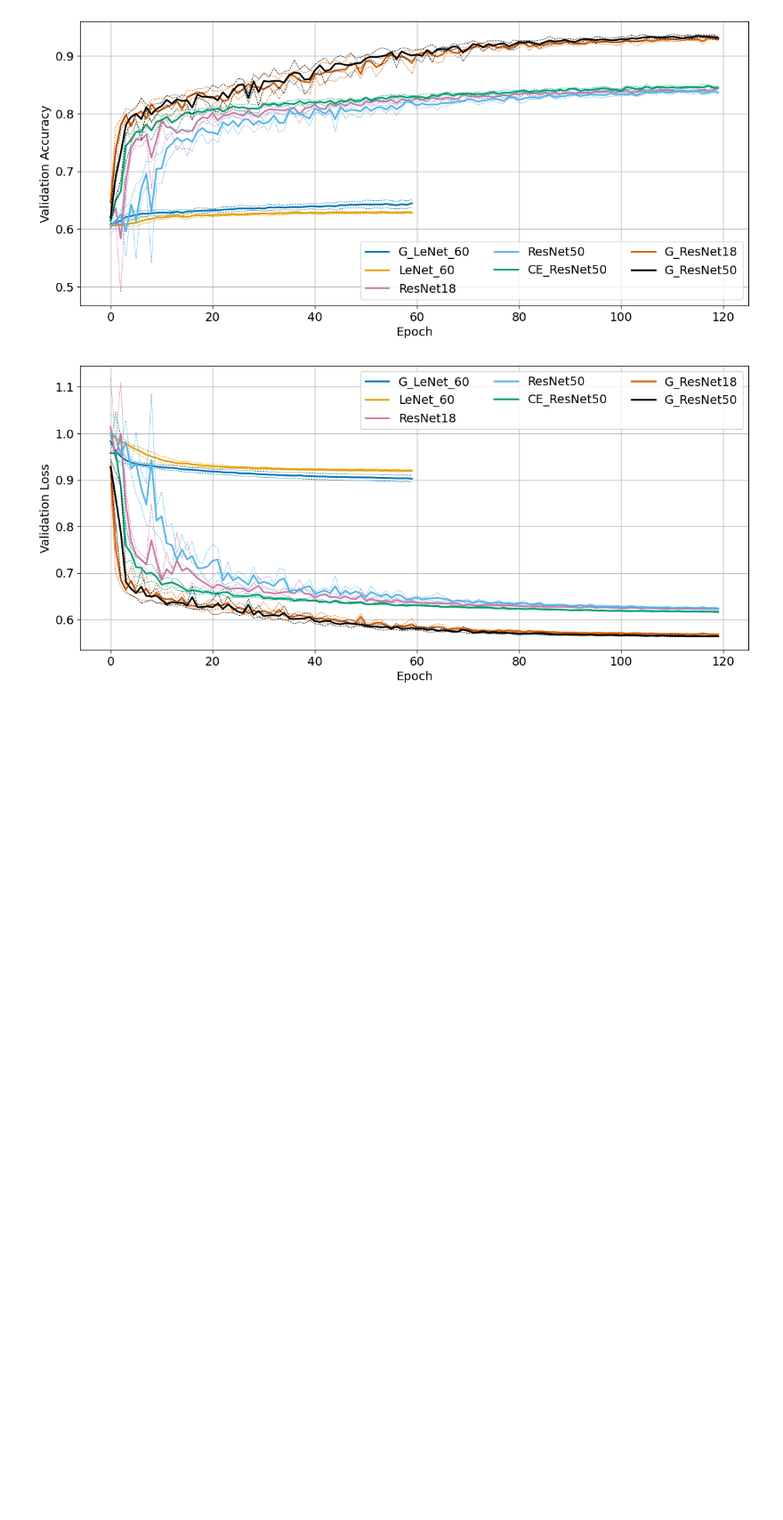
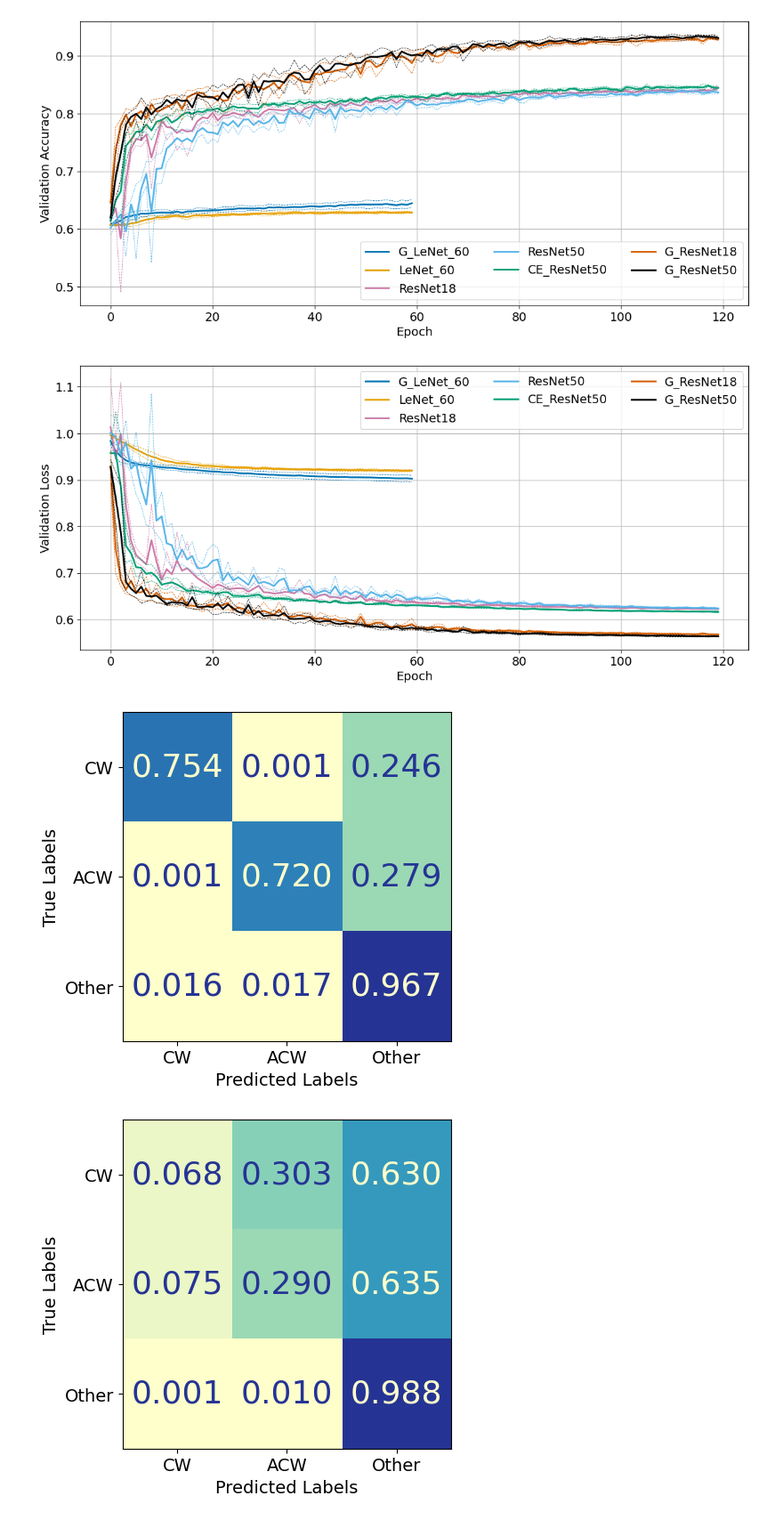
Before and after one commit to neil-power/mphys-galaxy, a Jupyter notebook: Code/train_test_metrics.ipynb, the cells around one changed output. Shown at 89% size. Cells and saved outputs as stored; diff of their text form; code cells hidden in the pictures; blank space fills up the shorter version.

Commit message:
Added custom confusion matrix plot

```diff
--- a/Code/train_test_metrics.ipynb
+++ b/Code/train_test_metrics.ipynb
@@ -223,3 +223,30 @@ plot_combined_metrics(repeat_model_ids,'val_acc','Validation Accuracy',METRICS_P
 plot_combined_metrics(repeat_model_ids,'val_loss','Validation Loss',METRICS_PATH,l_loc="upper right")
 # %% [output]
 [figure]
+# %%
+from sklearn.metrics import confusion_matrix, ConfusionMatrixDisplay
+def plot_confusion_matrix(matrix):
+    disp = ConfusionMatrixDisplay(confusion_matrix=matrix, display_labels=['CW','ACW','Other'])
+    colours = ['#ffffcc','#a1dab4','#41b6c4','#2c7fb8','#253494']
+    custom_cmap = LinearSegmentedColormap.from_list('custom_cmap', colours, N=20)
+    disp.plot(cmap = custom_cmap,values_format=".3f",colorbar=False)
+    for labels in disp.text_.ravel():
+            labels.set_fontsize(26)
+    ax = disp.ax_
+    ax.set_xlabel('Predicted Labels',fontsize=14)
+    ax.set_ylabel('True Labels',fontsize=14)
+    ax.tick_params(axis='both', which='major', labelsize=14)
+    ax.tick_params(axis='both', which='minor', labelsize=10)
+    plt.show()
+
+gresnet18 = np.array([[0.754,0.001,0.246],
+[0.001,0.720,0.279],
+[0.016,0.017,0.967]])
+gresnet18_flipeq = np.array([[0.068,0.303,0.630],
+[0.075,0.290,0.635],
+[0.001,0.010,0.988]])
+plot_confusion_matrix(gresnet18)
+plot_confusion_matrix(gresnet18_flipeq)
+# %% [output]
+[figure, added]
+[figure, added]
```
Also changed, not shown: 1 other file.
